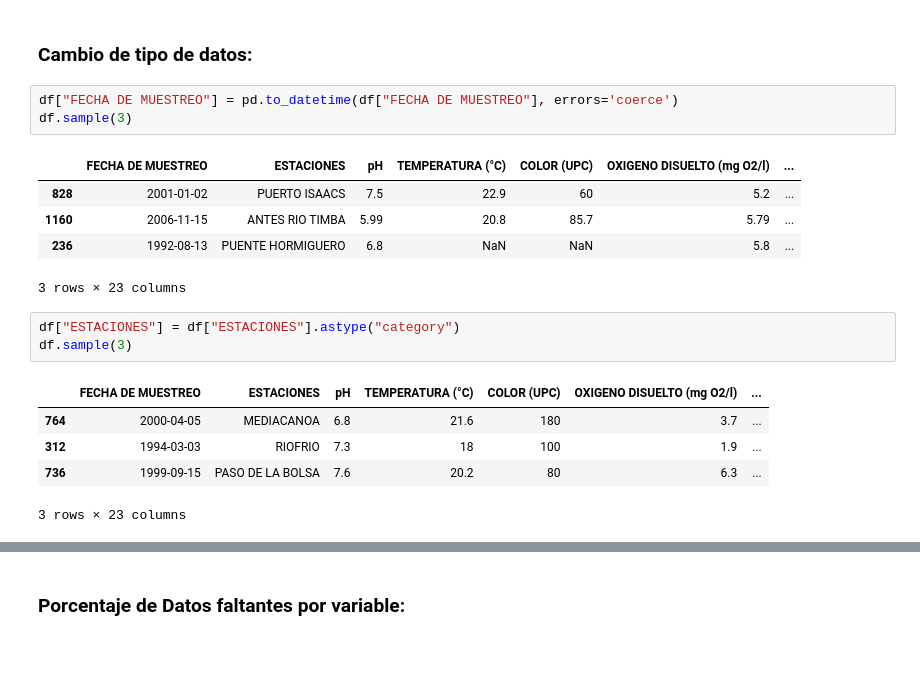
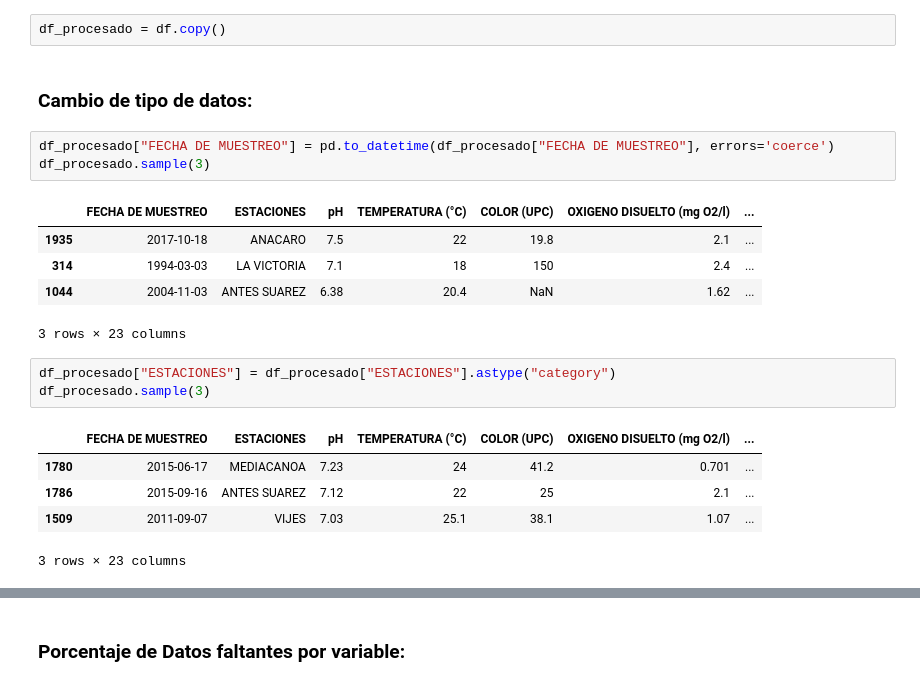
Before and after one commit to Casvill/TrabajoFinalEstadistica, a Jupyter notebook: EDA.ipynb, the cells around one changed output, grey strips where cells are left out. Cells and saved outputs as stored; diff of their text form; blank space fills up the shorter version.

```diff
--- a/EDA.ipynb
+++ b/EDA.ipynb
@@ -142,22 +146,24 @@ memory usage: 405.1+ KB
+# %%
+df_procesado = df.copy()
 # %% [markdown]
 ### Cambio de tipo de datos:
 # %%
-df["FECHA DE MUESTREO"] = pd.to_datetime(df["FECHA DE MUESTREO"], errors='coerce')
-df.sample(3)
+df_procesado["FECHA DE MUESTREO"] = pd.to_datetime(df_procesado["FECHA DE MUESTREO"], errors='coerce')
+df_procesado.sample(3)
 # %% [output]
 |  | FECHA DE MUESTREO | ESTACIONES | pH | TEMPERATURA (°C) | COLOR (UPC) | OXIGENO DISUELTO (mg O2/l) | ... |
-| 828 | 2001-01-02 | PUERTO ISAACS | 7.5 | 22.9 | 60 | 5.2 | ... |
-| 1160 | 2006-11-15 | ANTES RIO TIMBA | 5.99 | 20.8 | 85.7 | 5.79 | ... |
-| 236 | 1992-08-13 | PUENTE HORMIGUERO | 6.8 | NaN | NaN | 5.8 | ... |
+| 1935 | 2017-10-18 | ANACARO | 7.5 | 22 | 19.8 | 2.1 | ... |
+| 314 | 1994-03-03 | LA VICTORIA | 7.1 | 18 | 150 | 2.4 | ... |
+| 1044 | 2004-11-03 | ANTES SUAREZ | 6.38 | 20.4 | NaN | 1.62 | ... |
 3 rows × 23 columns
 # %%
-df["ESTACIONES"] = df["ESTACIONES"].astype("category")
-df.sample(3)
+df_procesado["ESTACIONES"] = df_procesado["ESTACIONES"].astype("category")
+df_procesado.sample(3)
 # %% [output]
 |  | FECHA DE MUESTREO | ESTACIONES | pH | TEMPERATURA (°C) | COLOR (UPC) | OXIGENO DISUELTO (mg O2/l) | ... |
-| 764 | 2000-04-05 | MEDIACANOA | 6.8 | 21.6 | 180 | 3.7 | ... |
-| 312 | 1994-03-03 | RIOFRIO | 7.3 | 18 | 100 | 1.9 | ... |
-| 736 | 1999-09-15 | PASO DE LA BOLSA | 7.6 | 20.2 | 80 | 6.3 | ... |
+| 1780 | 2015-06-17 | MEDIACANOA | 7.23 | 24 | 41.2 | 0.701 | ... |
+| 1786 | 2015-09-16 | ANTES SUAREZ | 7.12 | 22 | 25 | 2.1 | ... |
+| 1509 | 2011-09-07 | VIJES | 7.03 | 25.1 | 38.1 | 1.07 | ... |
 3 rows × 23 columns
 # %%
 # Lista de variables numéricas (todas menos 'FECHA DE MUESTREO' y 'ESTACIONES'):
```
Also changed, not shown: parts of 26 cells of this notebook, 3 other files.
